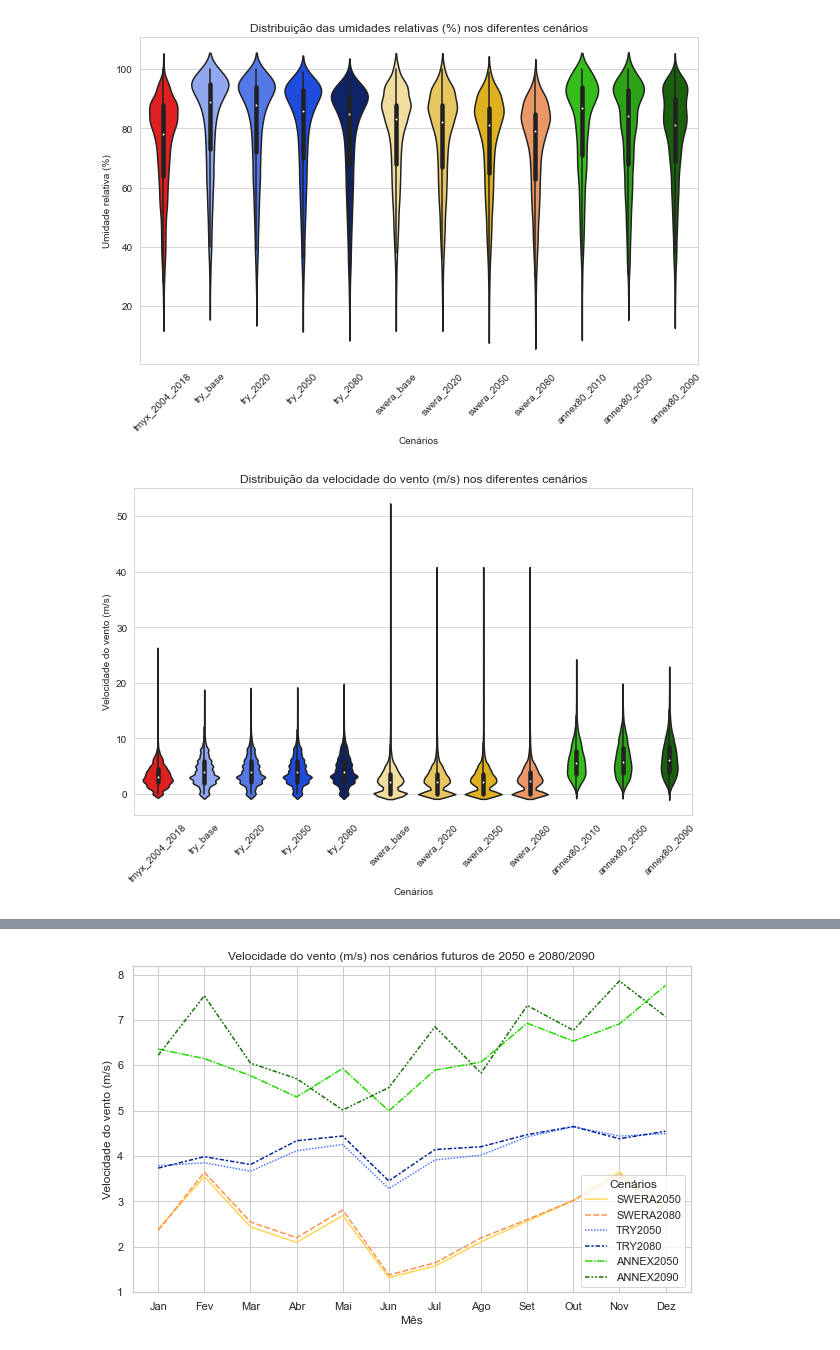
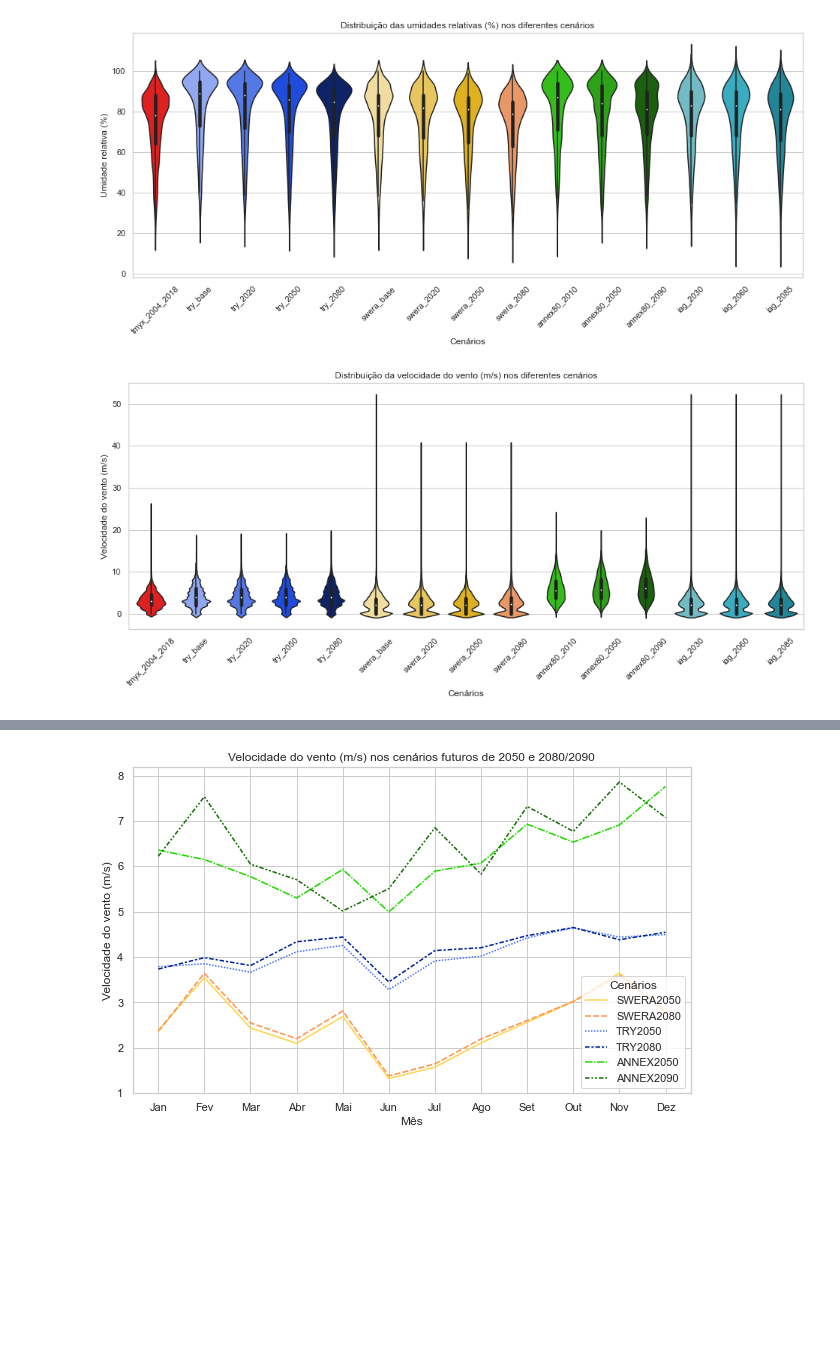
Before and after one commit to matheusbracht/epw_compare, a Jupyter notebook: comparacao_epw_sp.ipynb, the cells around one changed output, grey strips where cells are left out. Drawn from its saved outputs; the diff is of its cells as text; code cells hidden in the pictures; blank space fills up the shorter version.

```diff
--- a/comparacao_epw_sp.ipynb
+++ b/comparacao_epw_sp.ipynb
@@ -82,13 +100,16 @@ df_annex80[3] = df_annex80[3].replace(['24'],'00')
 df_swera[3] = df_swera[3].replace(['24'],'00')
 df_try[3] = df_try[3].replace(['24'],'00')
 df_tmyx_base[3] = df_tmyx_base[3].replace(['24'],'00')
+df_iag[3] = df_iag[3].replace(['24'],'00')
 # %%
 df_annex80[0]=df_annex80[0].map(str)+'-'+df_annex80[1].map(str)+'-'+df_annex80[2].map(str)+' '+df_annex80[3].map(str)+':00:00'
 df_swera[0]=df_swera[0].map(str)+'-'+df_swera[1].map(str)+'-'+df_swera[2].map(str)+' '+df_swera[3].map(str)+':00:00'
 df_try[0]=df_try[0].map(str)+'-'+df_try[1].map(str)+'-'+df_try[2].map(str)+' '+df_try[3].map(str)+':00:00'
 df_tmyx_base[0]=df_tmyx_base[0].map(str)+'-'+df_tmyx_base[1].map(str)+'-'+df_tmyx_base[2].map(str)+' '+df_tmyx_base[3].map(str)+':00:00'
+df_iag[0]=df_iag[0].map(str)+'-'+df_iag[1].map(str)+'-'+df_iag[2].map(str)+' '+df_iag[3].map(str)+':00:00'
 # %%
 df_annex80[0] = pd.to_datetime(df_annex80[0], infer_datetime_format=True)
 df_swera[0] = pd.to_datetime(df_swera[0], infer_datetime_format=True)
 df_try[0] = pd.to_datetime(df_try[0], infer_datetime_format=True)
 df_tmyx_base[0] = pd.to_datetime(df_tmyx_base[0], infer_datetime_format=True)
+df_iag[0] = pd.to_datetime(df_iag[0], infer_datetime_format=True)
@@ -127,0 +169,17 @@ fig.savefig(cidade+'_violin_tbs.png', bbox_inches='tight')
+# %%
+#violin plot TBS todos os cenários
+df = df_tmyx_base.append(df_try.append(df_swera.append(df_annex80.append(df_iag))))
+
+plt.figure(figsize=(16,6))
+sns.set_style('whitegrid')
+
+g=sns.violinplot(x=df[35], y=df[6], data=df, palette=violinscenarios_type_colors_destaque)
+
+plt.title("Distribuição das temperaturas de bulbo seco (°C) nos diferentes cenários")
+plt.ylabel("Temperatura de bulbo seco (°C)")
+plt.xlabel("Cenários")
+plt.xticks(rotation=45)
+plt.show()
+
+fig = g.get_figure()
+fig.savefig(cidade+'_violin_tbs_destaque.png', bbox_inches='tight', dpi=300)
@@ -128,55 +188,27 @@ fig.savefig(cidade+'_violin_tbs.png', bbox_inches='tight')
 # %%
 #violin plot UR todos os cenários
-violinscenarios_type_colors = ['#FF0000', # TMYx
-                    '#819FFF',  # TRY_base
-                    '#3D6BFF',  # TRY_2020
-                    '#003CFC',  # TRY_2050
-                    '#001D76',  # TRY_2080
-                    '#FFE491',  # SWERA_base
-                    '#FFD248',  # SWERA_2020
-                    '#FFC100',  # SWERA_2050
-                    '#FF9250',  # SWERA_2080
-                    '#22D900',  # ANNEX80_2010
-                    '#1DB800',  # ANNEX80_2050
-                    '#116E00',  # ANNEX80_2090
-                   ]
+df = df_tmyx_base.append(df_try.append(df_swera.append(df_annex80.append(df_iag))))
 
-df = df_tmyx_base.append(df_try.append(df_swera.append(df_annex80)))
-
-plt.figure(figsize=(10,6))
+plt.figure(figsize=(16,6))
 sns.set_style('whitegrid')
 
 g=sns.violinplot(x=df[35], y=df[8], data=df, palette=violinscenarios_type_colors)
 
 plt.title("Distribuição das umidades relativas (%) nos diferentes cenários")
 plt.ylabel("Umidade relativa (%)")
 plt.xlabel("Cenários")
 plt.xticks(rotation=45)
 plt.show()
 
 fig = g.get_figure()
-fig.savefig(cidade+'_violin_rh.png', bbox_inches='tight')
+fig.savefig(cidade+'_violin_rh.png', bbox_inches='tight', dpi=300)
 # %% [output]
-[figure, old version]
+[figure, new version]
 # %%
 #violin plot velocidade do vento todos os cenários
-violinscenarios_type_colors = ['#FF0000', # TMYx
-                    '#819FFF',  # TRY_base
-                    '#3D6BFF',  # TRY_2020
-                    '#003CFC',  # TRY_2050
-                    '#001D76',  # TRY_2080
-                    '#FFE491',  # SWERA_base
-                    '#FFD248',  # SWERA_2020
-                    '#FFC100',  # SWERA_2050
-                    '#FF9250',  # SWERA_2080
-                    '#22D900',  # ANNEX80_2010
-                    '#1DB800',  # ANNEX80_2050
-                    '#116E00',  # ANNEX80_2090
-                   ]
+df = df_tmyx_base.append(df_try.append(df_swera.append(df_annex80.append(df_iag))))
 
-df = df_tmyx_base.append(df_try.append(df_swera.append(df_annex80)))
-
-plt.figure(figsize=(10,6))
+plt.figure(figsize=(16,6))
 sns.set_style('whitegrid')
 
 g=sns.violinplot(x=df[35], y=df[21], data=df, palette=violinscenarios_type_colors)
@@ -188,9 +220,9 @@ plt.xticks(rotation=45)
 plt.show()
 
 fig = g.get_figure()
-fig.savefig(cidade+'_violin_ws.png', bbox_inches='tight')
+fig.savefig(cidade+'_violin_ws.png', bbox_inches='tight', dpi=300)
 # %% [output]
-[figure, old version]
+[figure, new version]
 # %%
 scenarios_type_colors = ['#FFD656',  # SWERA_2050
                     '#FF9250',  # SWERA_2080
```
Also changed, not shown: parts of 12 cells of this notebook.
